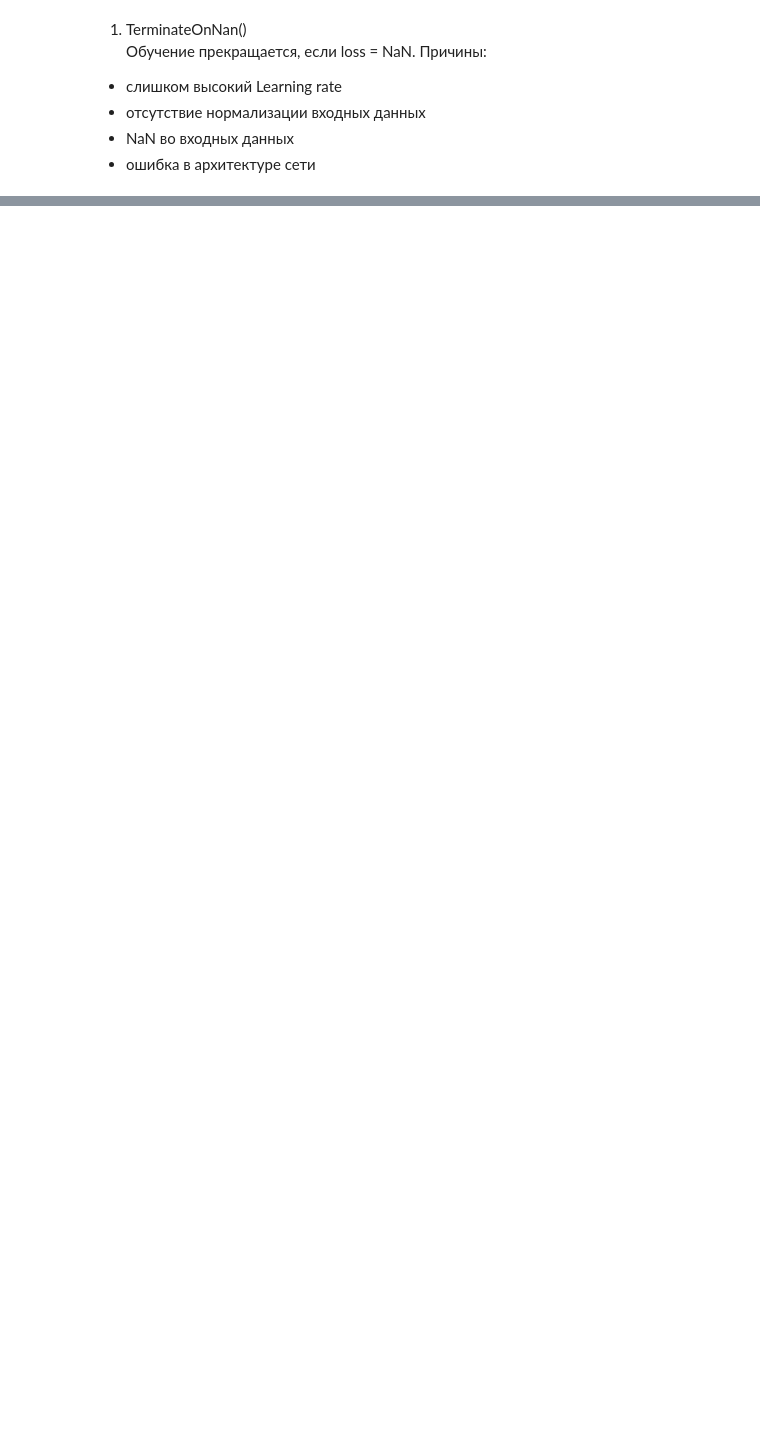
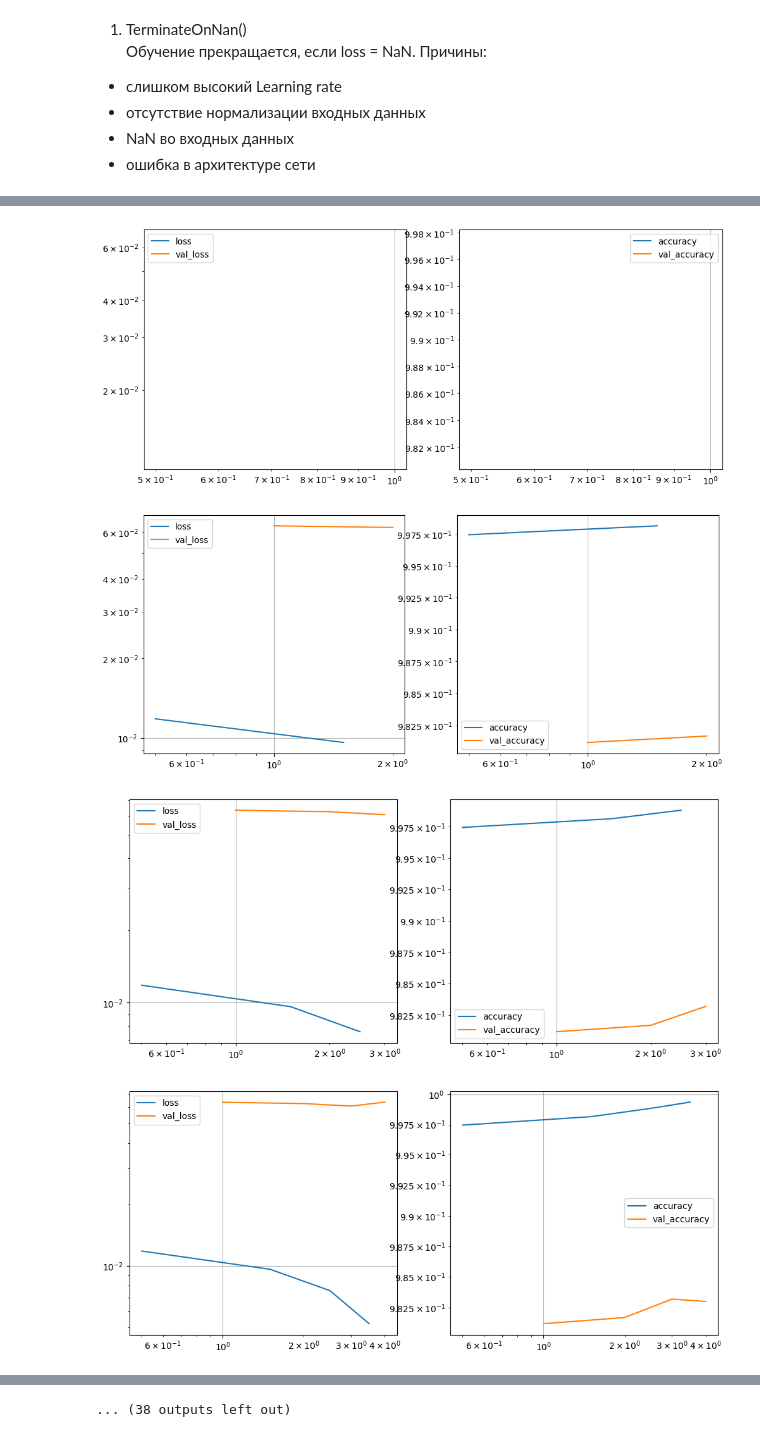
Before and after one commit to EgorenkovaURFU/CV, a Jupyter notebook: mnist.ipynb, the cells around one changed output, grey strips where cells are left out. Cells and saved outputs as stored; diff of their text form; code cells hidden in the pictures; blank space fills up the shorter version.

Commit message:
customs models

```diff
--- a/mnist.ipynb
+++ b/mnist.ipynb
@@ -104,0 +137,30 @@ EarlyStopping(monitor='val_loss', patience=5)
+# %%
+def visualize(history):
+    clear_output(wait=True)
+    fig, (ax1, ax2) = plt.subplots(1, 2, figsize=(12, 5))
+    epochs = len(history.history['loss'])
+    # draw loss in the first picture
+    ax1.plot(np.arange(epochs) + 0.5, history.history['loss'], label='loss')
+    ax1.plot(np.arange(epochs) + 1, history.history['val_loss'], label='val_loss')
+    ax1.set_xscale('log')
+    ax1.set_yscale('log')
+    ax1.legend()
+    ax1.grid()
+    # draw accurecy in the second picture
+    ax2.plot(np.arange(epochs) + 0.5, history.history['accuracy'], label='accuracy')
+    ax2.plot(np.arange(epochs) + 1, history.history['val_accuracy'], label='val_accuracy')
+    ax2.set_xscale('log')
+    ax2.set_yscale('log')
+    ax2.legend()
+    ax2.grid()
+# %%
+model.history = keras.callbacks.History()
+for epoch in range(50):
+    model.fit(X_train, y_train, epochs=1, batch_size=1024,
+              validation_data=(X_test, y_test), callbacks=[model.history])
+    visualize(model.history)
+# %% [output]
+[figure, added]
+[figure, added]
+[figure, added]
+[figure, added]
@@ -104,0 +175 @@ EarlyStopping(monitor='val_loss', patience=5)
+... (38 outputs left out)
```
Also changed, not shown: parts of 16 cells of this notebook, 3 other files.
